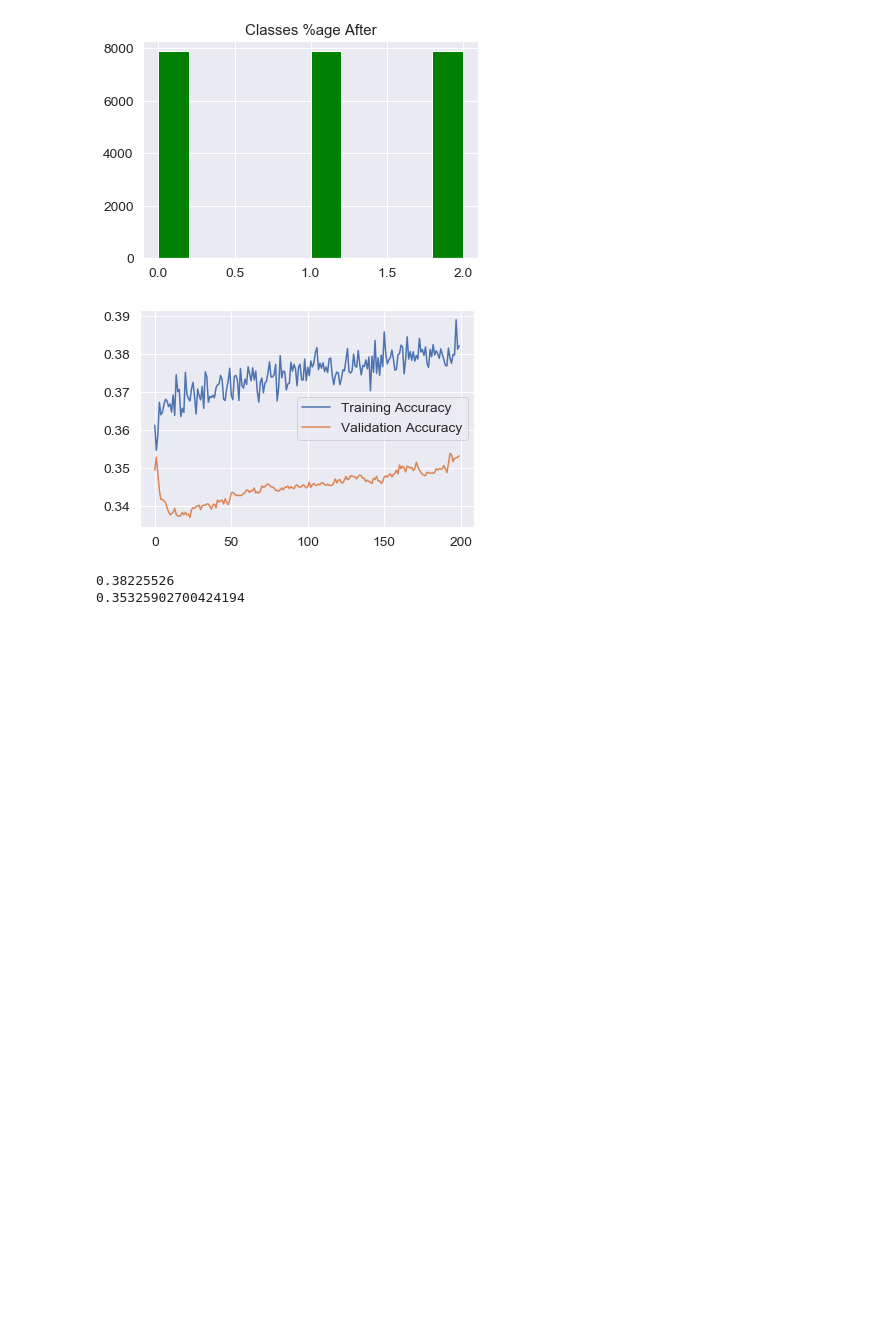
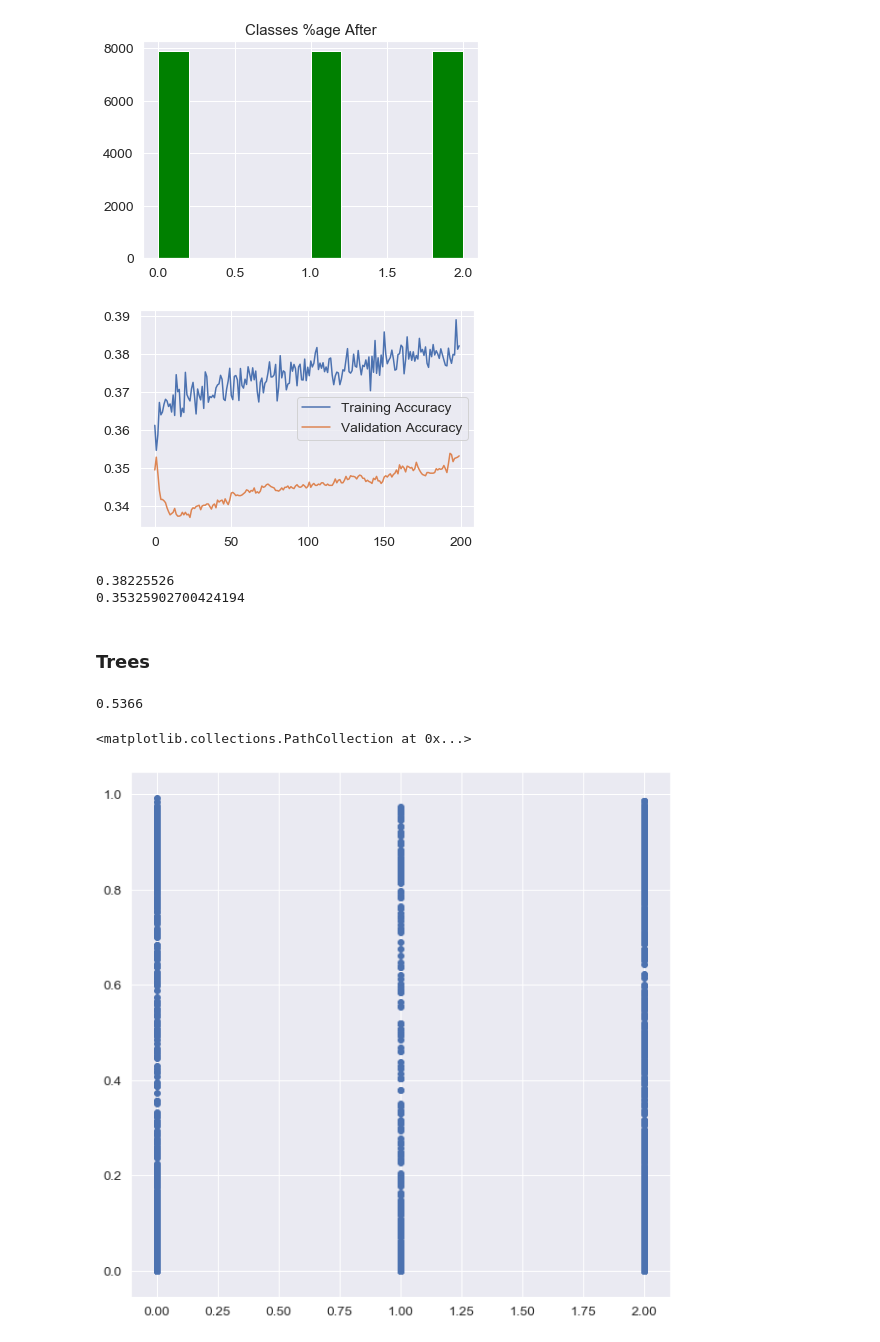
Before and after one commit to ishagupta36/Marketing-Models-Spotify, a Jupyter notebook: Simple Model.ipynb, the cells around one changed output. Cells and saved outputs as stored; diff of their text form; code cells hidden in the pictures; blank space fills up the shorter version.

```diff
--- a/Simple Model.ipynb
+++ b/Simple Model.ipynb
@@ -473,3 +477,5 @@ print(history.history['val_acc'][-1])
 [figure]
 0.38225526
 0.35325902700424194
+# %% [markdown]
+### Trees
@@ -475,0 +508,14 @@ print(history.history['val_acc'][-1])
+# %%
+tree_1=DecisionTreeClassifier(criterion='gini',max_depth=3,random_state=42,ccp_alpha=0.4)
+tree_1.fit(x_train,y_train)
+tree_1.score(x_test,y_test)
+# %% [output]
+0.5366
+# %%
+import seaborn as sns
+fig=plt.figure(figsize=(10,10))
+#sns.boxplot(x="skip_speed", y="instrumentalness", data=df)
+plt.scatter(x="skip_speed", y="instrumentalness", data=df)
+# %% [output]
+<matplotlib.collections.PathCollection at 0x...>
+[figure, added]
```
Also changed, not shown: parts of 47 cells of this notebook.
